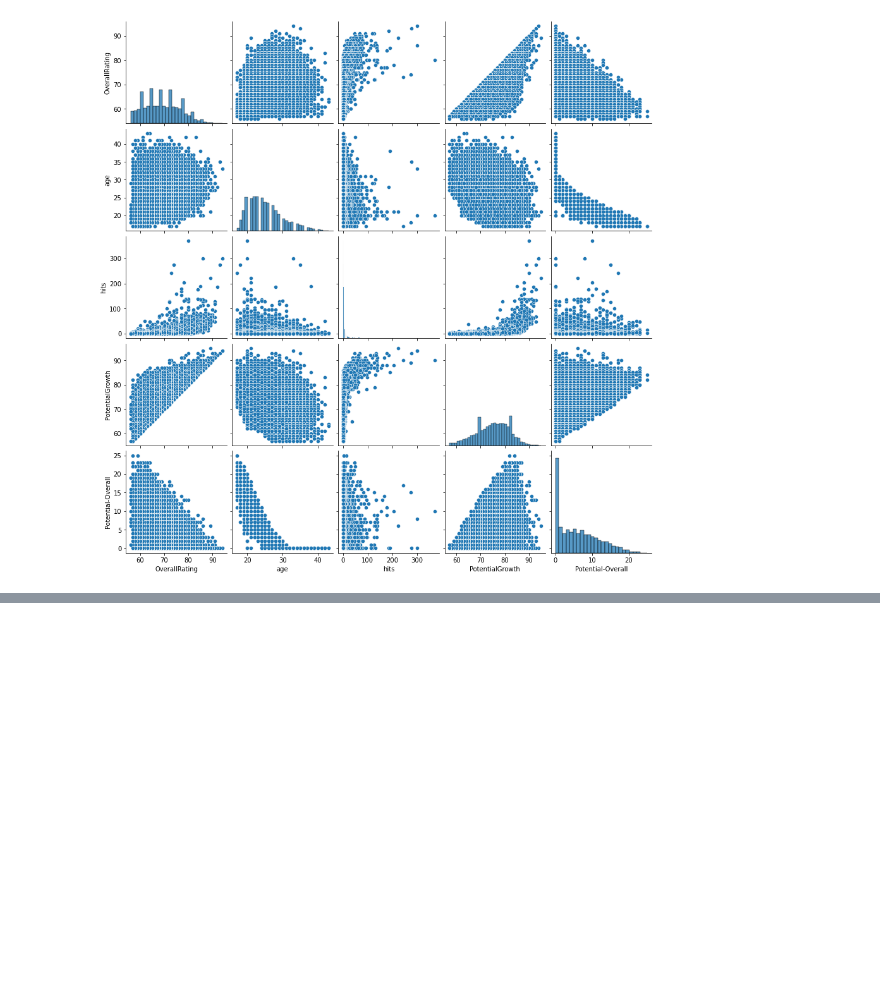
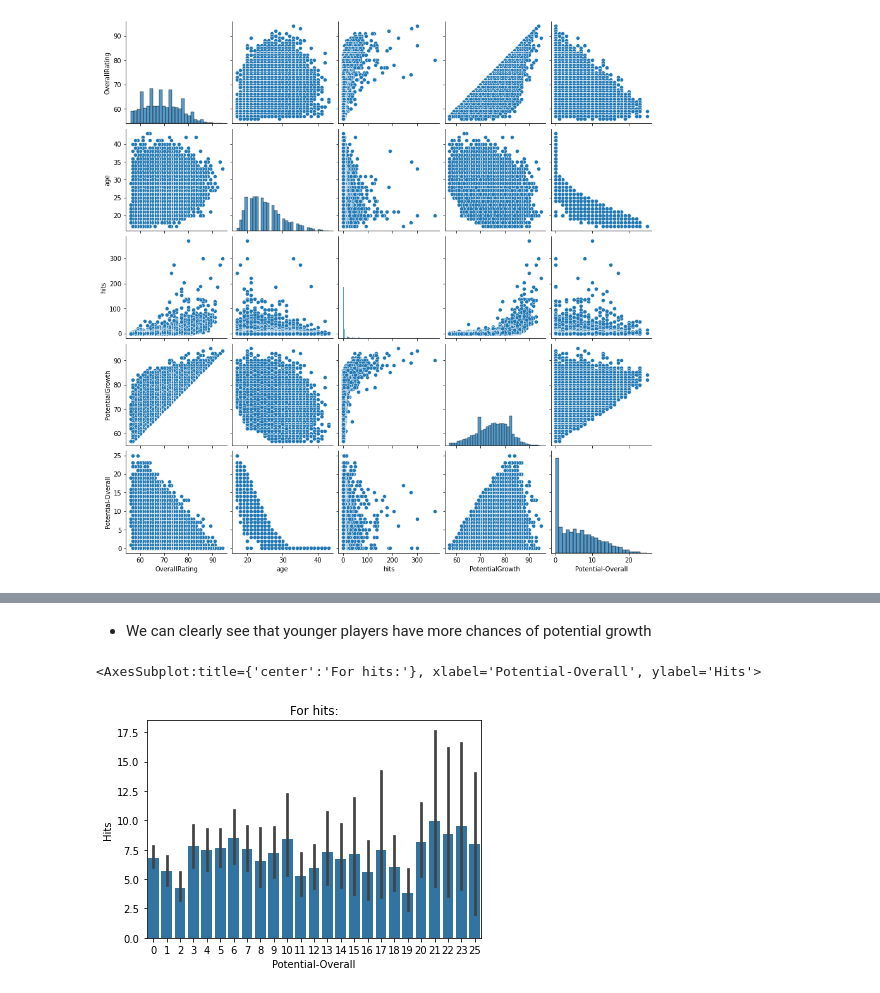
Before and after one commit to data301-2021-winter1/project-group24-project, a Jupyter notebook: notebooks/analysis3.ipynb, the cells around one changed output, grey strips where cells are left out. Cells and saved outputs as stored; diff of their text form; code cells hidden in the pictures; blank space fills up the shorter version.

```diff
--- a/notebooks/analysis3.ipynb
+++ b/notebooks/analysis3.ipynb
@@ -319,0 +339,11 @@ sns.pairplot(data)
+# %% [markdown]
+- We can clearly see that younger players have more chances of potential growth
+# %%
+q = sns.barplot(x="Potential-Overall", y="hits", data=data, color="tab:blue")
+q.set_title("For hits:")
+q.set_xlabel("Potential-Overall")
+q.set_ylabel("Hits")
+q
+# %% [output]
+<AxesSubplot:title={'center':'For hits:'}, xlabel='Potential-Overall', ylabel='Hits'>
+[figure, added]
```
Also changed, not shown: parts of 8 cells of this notebook, 1 other file.
